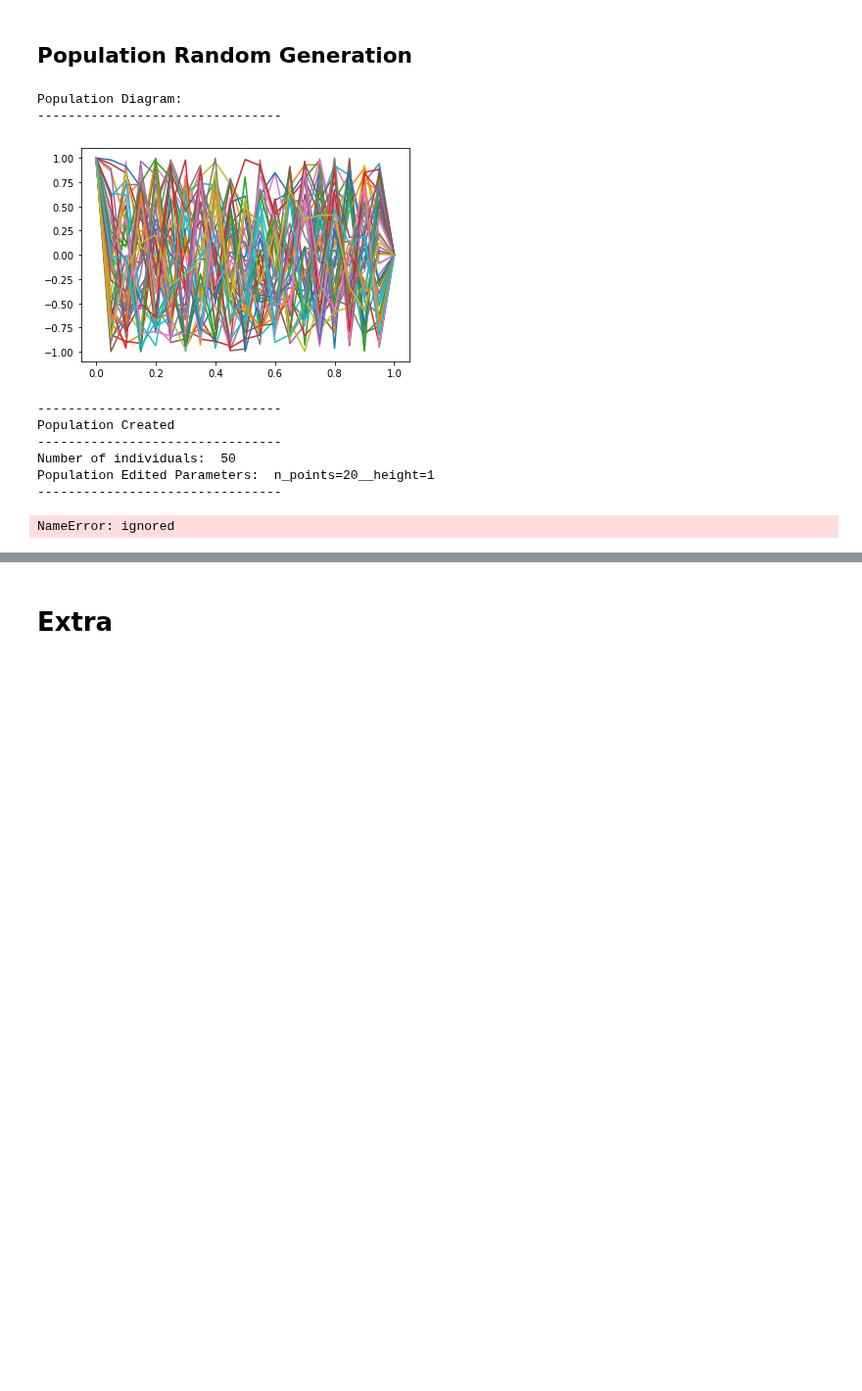
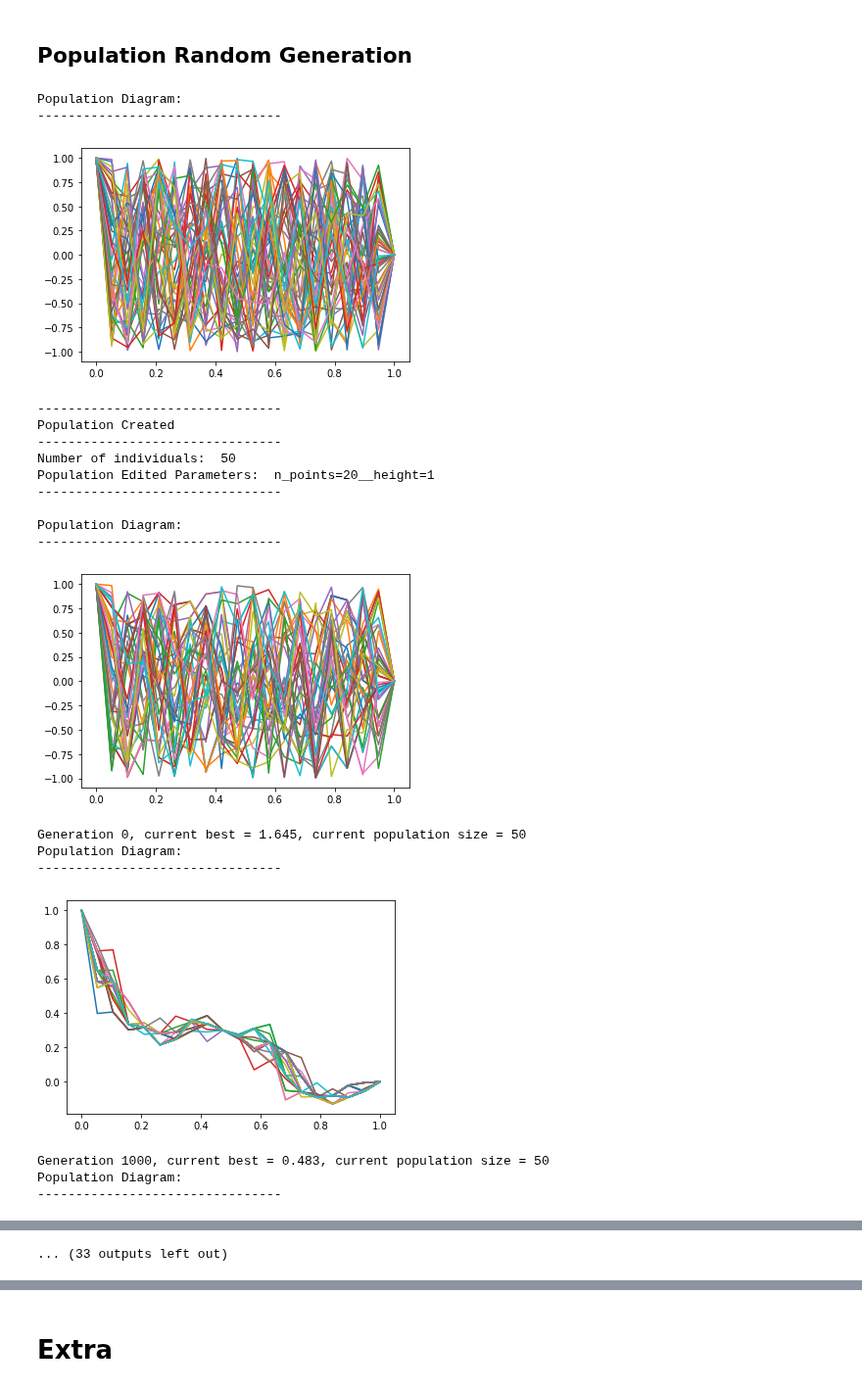
Before and after one commit to MarshaGomez/F5-MOEA-Variations, a Jupyter notebook: examples/Multi_Objective_Brachistochrone.ipynb, the cells around one changed output, grey strips where cells are left out. Shown at 98% size. Drawn from its saved outputs; the diff is of its cells as text; code cells hidden in the pictures; blank space fills up the shorter version.

```diff
--- a/examples/Multi_Objective_Brachistochrone.ipynb
+++ b/examples/Multi_Objective_Brachistochrone.ipynb
@@ -478,7 +441,7 @@ class Selection():
 
   def __init__(self,
                population=Population,
-               ps=ps,
+               ps=ga_ps,
                show_plot=False,
                show_info=False,
                show_debug=False):
@@ -638,8 +597,8 @@ NameError: ignored
 class Mutation():
 
   def __init__(self,
-               new_individuals=new_individuals,
-               pm=pm,
+               new_individuals=ga_new_individuals,
+               pm=ga_pm,
                show_plot=False,
                show_info=False,
                show_debug=False):
@@ -676,7 +635,7 @@ class Mutation():
     probability = np.random.uniform(
     low=0, high=1, size=individual[0].n_points-2)
 
-    probability = probability <= pm
+    probability = probability <= self.pm
 
     mutate_individual = deepcopy(individual)
     height = individual[0].height
@@ -714,18 +671,21 @@ NameError: ignored
 class Survivor_Selection():
   def __init__(self,
                population=Population,
-               new_individuals=new_individuals,
+               new_individuals=ga_new_individuals,
+               objectives=ga_objectives,
                show_plot=False,
                show_info=False,
                show_debug=False):
 
     self.population = population
     self.new_individuals = new_individuals
-    self.new_population = []
-
+    self.objectives = objectives,
     self.show_plot = show_plot
     self.show_info = show_info
     self.show_debug = show_debug
+
+    self.new_population = []
+
 
   '''
   def __del__(self):
@@ -933,29 +898,39 @@ iteration      19000     |    loss: 0.5870
 ## Population Random Generation
 # %%
 population = Population(Individual,
-                        n_individuals,
-                        n_points=n_points,
-                        height=height,
-                        show_plot=show_plot,
-                        show_info=show_info,
-                        show_debug=show_debug)
+                        n_individuals=ga_n_individuals,
+                        n_points=ga_n_points,
+                        height=ga_height,
+                        show_plot=ga_show_plot,
+                        show_info=ga_show_info,
+                        show_debug=ga_show_debug)
 
 GeneticAlgorithm(population=population,
-                 generations=n_generations,
-                 ps=ps,
-                 pc=pc,
-                 pm=pm,
-                 show_plot=show_plot,
-                 show_info=show_info,
-                 show_debug=show_debug)
+                 n_generations=ga_n_generations,
+                 ps=ga_ps,
+                 pc=ga_pc,
+                 pm=ga_pm,
+                 show_plot=ga_show_plot,
+                 show_info=ga_show_info,
+                 show_debug=ga_show_debug)
 # %% [output]
 Population Diagram:
 --------------------------------
-[figure, old version]
+[figure, new version]
 --------------------------------
 Population Created
 --------------------------------
 Number of individuals:  50
 Population Edited Parameters:  n_points=20__height=1
 --------------------------------
+
+Population Diagram:
+--------------------------------
+[figure, added]
-NameError: ignored
+Generation 0, current best = 1.645, current population size = 50
+Population Diagram:
+--------------------------------
+[figure, added]
+Generation 1000, current best = 0.483, current population size = 50
+Population Diagram:
+--------------------------------
@@ -962 +946,2 @@ NameError: ignored
+... (33 outputs left out)
 # %%
```
Also changed, not shown: parts of 14 cells of this notebook.
